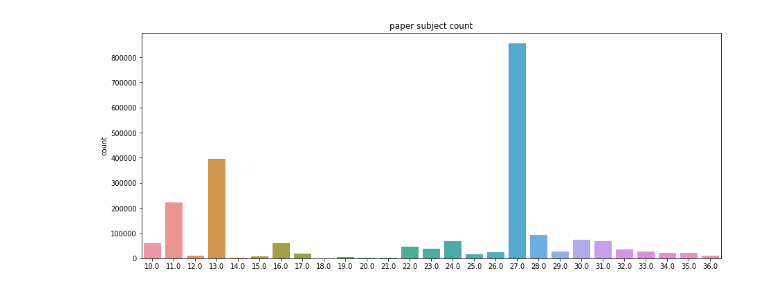
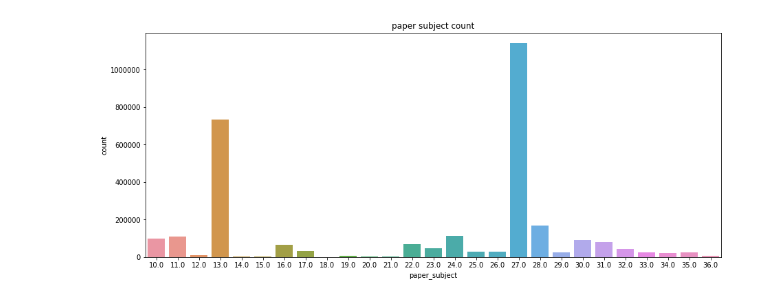
Before and after one commit to kaiwei-berkeley/subject_impact, a Jupyter notebook: kaiwei/paper_subject.ipynb, the cells around one changed output. Saved outputs shown, nothing was run; the diff lists cells and outputs as text; code cells hidden in the pictures.

```diff
--- a/kaiwei/paper_subject.ipynb
+++ b/kaiwei/paper_subject.ipynb
@@ -69,3 +126,5 @@ paper_subject_match.to_csv(out_dir+'\\paper_subject_match.csv',index = False)
 # %%
 # Read
-#paper_subject_match = pd.read_csv(out_dir+'\\paper_subject_match.csv',index_col = 'id')
+out_dir = "..\\data\\by_year"
+paper_subject_match = pd.read_csv(out_dir+'\\paper_subject_match_1990.csv',index_col = 'id')
+paper_subject_match.head()
@@ -72,6 +163,6 @@ paper_subject_match.to_csv(out_dir+'\\paper_subject_match.csv',index = False)
 # %%
 plt.figure(figsize=(15,6))
 plt.title("paper subject count")
-ax = sns.countplot(x = paper_subject)
+ax = sns.countplot(x = paper_subject_match['paper_subject'])
 # %% [output]
-[figure, old version]
+[figure, new version]
```
Also changed, not shown: parts of 24 cells of this notebook, 3 other files.
